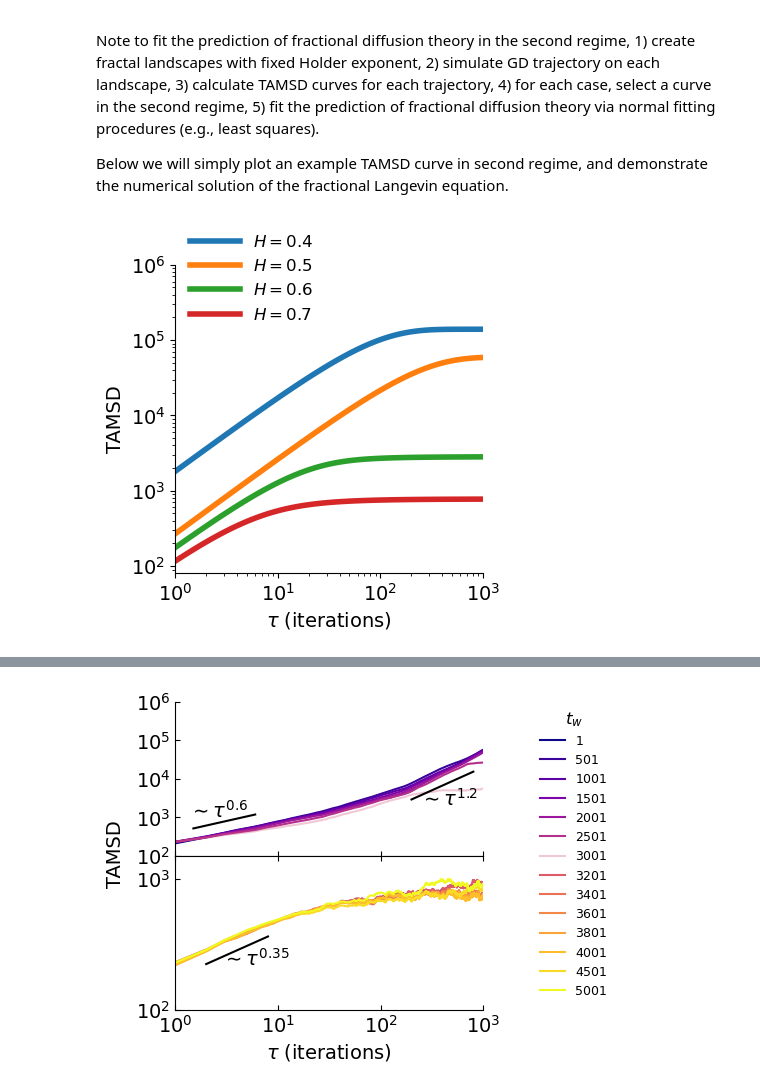
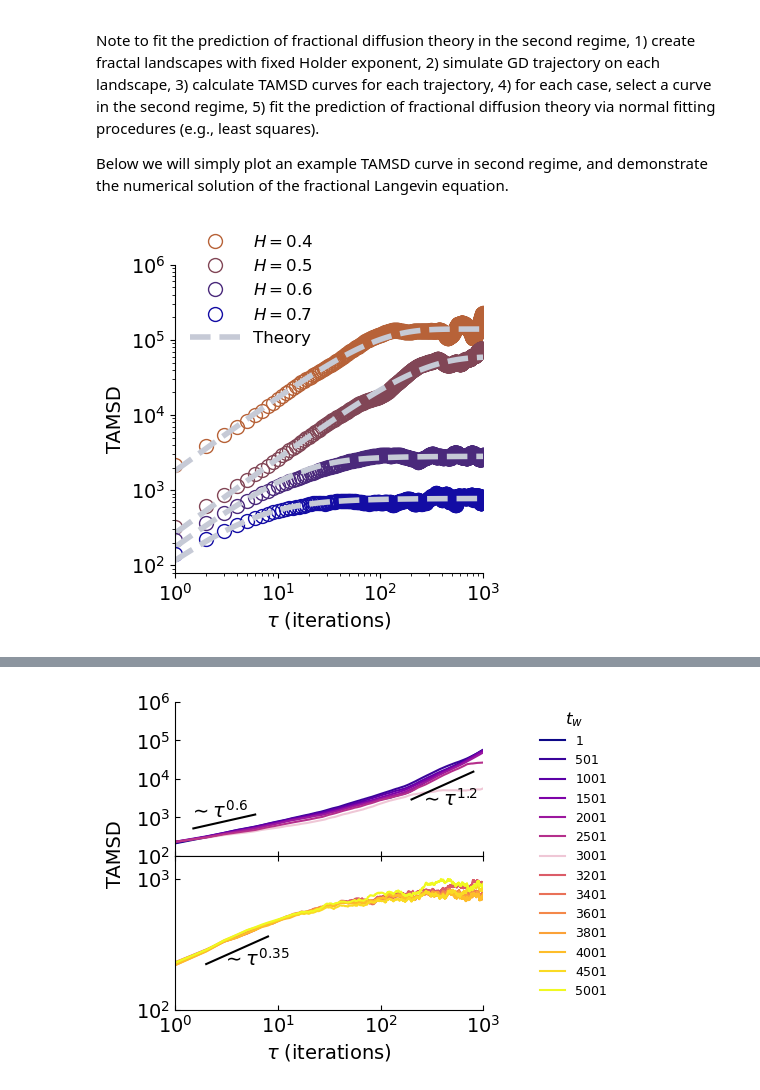
Before and after one commit to anly2178/GD-multifractal-landscape, a Jupyter notebook: demo.ipynb, the cells around one changed output, grey strips where cells are left out. Saved outputs shown, nothing was run; the diff lists cells and outputs as text; code cells hidden in the pictures.

```diff
--- a/demo.ipynb
+++ b/demo.ipynb
@@ -711,6 +966,7 @@ Below we will simply plot an example TAMSD curve in second regime, and demonstra
 # %%
 import multifractal_gd.general_tools as general_tools
 import matplotlib.pyplot as plt
+from scipy.io import loadmat
 import numpy as np
 from multifractal_gd.general_tools import squarify
 
@@ -729,7 +985,11 @@ fig, ax = plt.subplots(figsize=(8.27,4))
 
 # H = 0.4
 scaling = 8
-limiting_var = 8719.55768961665
+tamsd_data = loadmat("data/fractional_brownian_surfaces/TAMSD_H=0.4.mat")
+xs = tamsd_data["xs"]
+ys = tamsd_data["ys"]
+line = 3
+limiting_var = np.mean(ys[line,100:]) / 2
 C = 0.013
 H = 0.5
 a = 2-2*H
@@ -738,11 +998,16 @@ msd = []
 for t in tau:
     msd.append( 1 - general_tools.mittag_leffler(-C*t, a) )
 msd = np.array(msd) * 2 * limiting_var
-ax.loglog(tau, msd*scaling, '-', linewidth=4, label=r'$H=0.4$')
+ax.loglog(xs[line],ys[line]*scaling, 'o', color='#B76238', markerfacecolor='none', markersize=10, label=r'$H=0.4$')
+ax.loglog(tau, msd*scaling, '--', c='#C6CAD6', linewidth=4)
 
 # H = 0.5
 scaling = 1
-limiting_var = 29757.746786940213
+tamsd_data = loadmat("data/fractional_brownian_surfaces/TAMSD_H=0.5.mat")
+xs = tamsd_data["xs"]
+ys = tamsd_data["ys"]
+line = 2
+limiting_var = np.mean(ys[line,500:]) / 2
 C = 0.0045
 H = 0.5
 a = 2-2*H
@@ -751,43 +1016,52 @@ msd = []
 for t in tau:
     msd.append( 1 - general_tools.mittag_leffler(-C*t, a) )
 msd = np.array(msd) * 2 * limiting_var
-ax.loglog(tau, msd*scaling, '-', linewidth=4, label=r'$H=0.5$')
+ax.loglog(xs[line],ys[line]*scaling, 'o', color='#814656', markerfacecolor='none', markersize=10, label=r'$H=0.5$')
+ax.loglog(tau, msd*scaling, '--', c='#C6CAD6', linewidth=4)
 
 # H = 0.6
 scaling = 1
-limiting_var = 1414.0634658409645
+tamsd_data = loadmat("data/fractional_brownian_surfaces/TAMSD_H=0.6.mat")
+xs = tamsd_data["xs"]
+ys = tamsd_data["ys"]
+limiting_var = np.mean(ys[-1,100:]) / 2
 C = 0.06
 H = 0.6
 a = 2-2*H
 tau = np.logspace(0, 3, 100)
 msd = []
 for t in tau:
     msd.append( 1 - general_tools.mittag_leffler(-C*t, a) )
 msd = np.array(msd) * 2 * limiting_var
-ax.loglog(tau, msd*scaling, '-', linewidth=4, label=r'$H=0.6$')
+ax.loglog(xs[-1],ys[-1]*scaling, 'o', color='#4A297B', markerfacecolor='none', markersize=10, label=r'$H=0.6$')
+ax.loglog(tau, msd*scaling, '--', c='#C6CAD6', linewidth=4)
 
 # H = 0.7
 scaling = 0.3
-limiting_var = 1293.9940982446158
+tamsd_data = loadmat("data/fractional_brownian_surfaces/TAMSD_H=0.7.mat")
+xs = tamsd_data["xs"]
+ys = tamsd_data["ys"]
+limiting_var = np.mean(ys[-1,100:]) / 2
 C = 0.15
 H = 0.7
 a = 2-2*H
 tau = np.logspace(0, 3, 100)
 msd = []
 for t in tau:
     msd.append( 1 - general_tools.mittag_leffler(-C*t, a) )
 msd = np.array(msd) * 2 * limiting_var
-ax.loglog(tau, msd*scaling, '-', linewidth=4, label=r'$H=0.7$')
+ax.loglog(xs[-1],ys[-1]*scaling, 'o', color='#130CA4', markerfacecolor='none', markersize=10, label=r'$H=0.7$')
+ax.loglog(tau, msd*scaling, '--', c='#C6CAD6', linewidth=4, label='Theory')
 
 
 ax.set_xlim([1,1000])
 ax.set_ylim(top=1e6)
 ax.set_ylabel("TAMSD")
 ax.set_xlabel(r"$\tau$ (iterations)")
 ax.legend(frameon=False, fontsize=12, bbox_to_anchor=(0.5,1.15), handlelength=3)
 ax.spines[['right', 'top']].set_visible(False)
 squarify(fig)
 # fig.savefig("figures/subdiffusion_FLE.pdf", dpi=600, bbox_inches='tight')
 plt.show()
 # %% [output]
-[figure, old version]
+[figure, new version]
```
Also changed, not shown: parts of 20 cells of this notebook, 27 other files.
